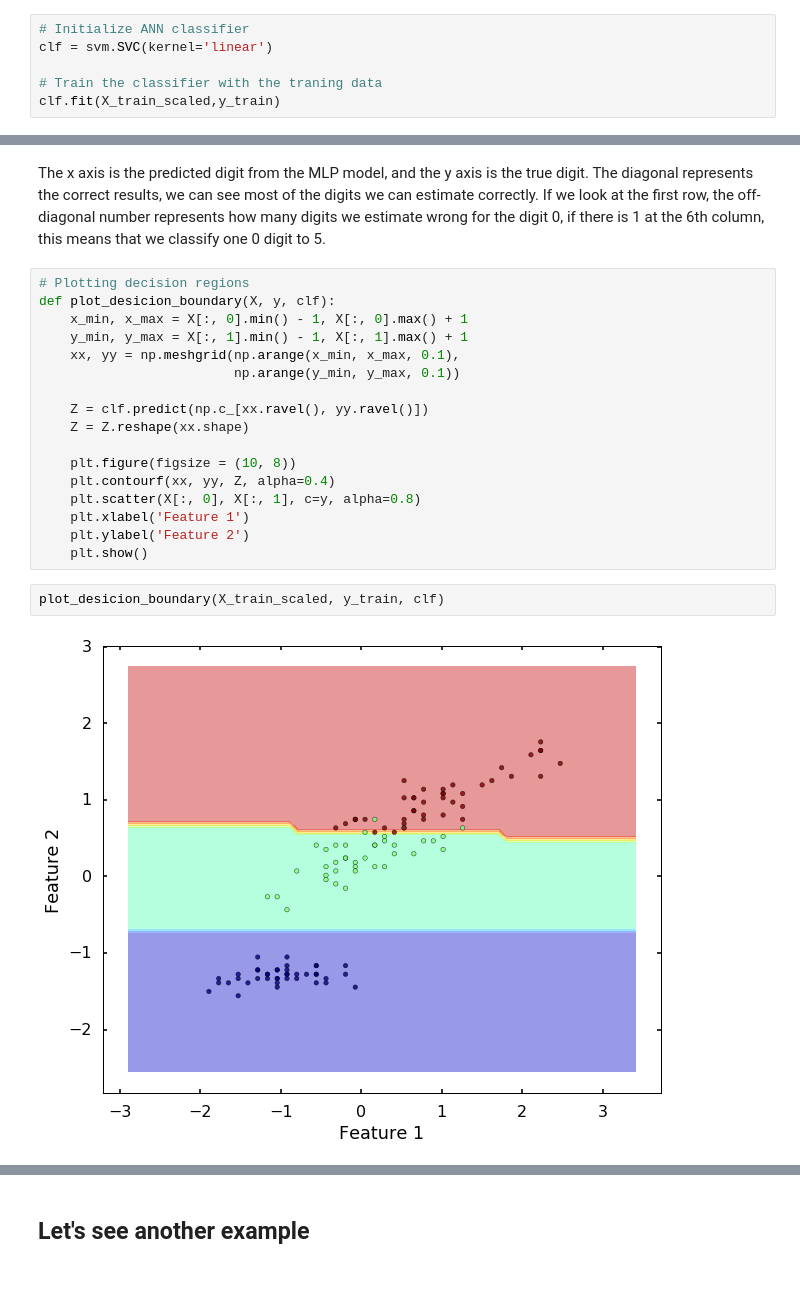
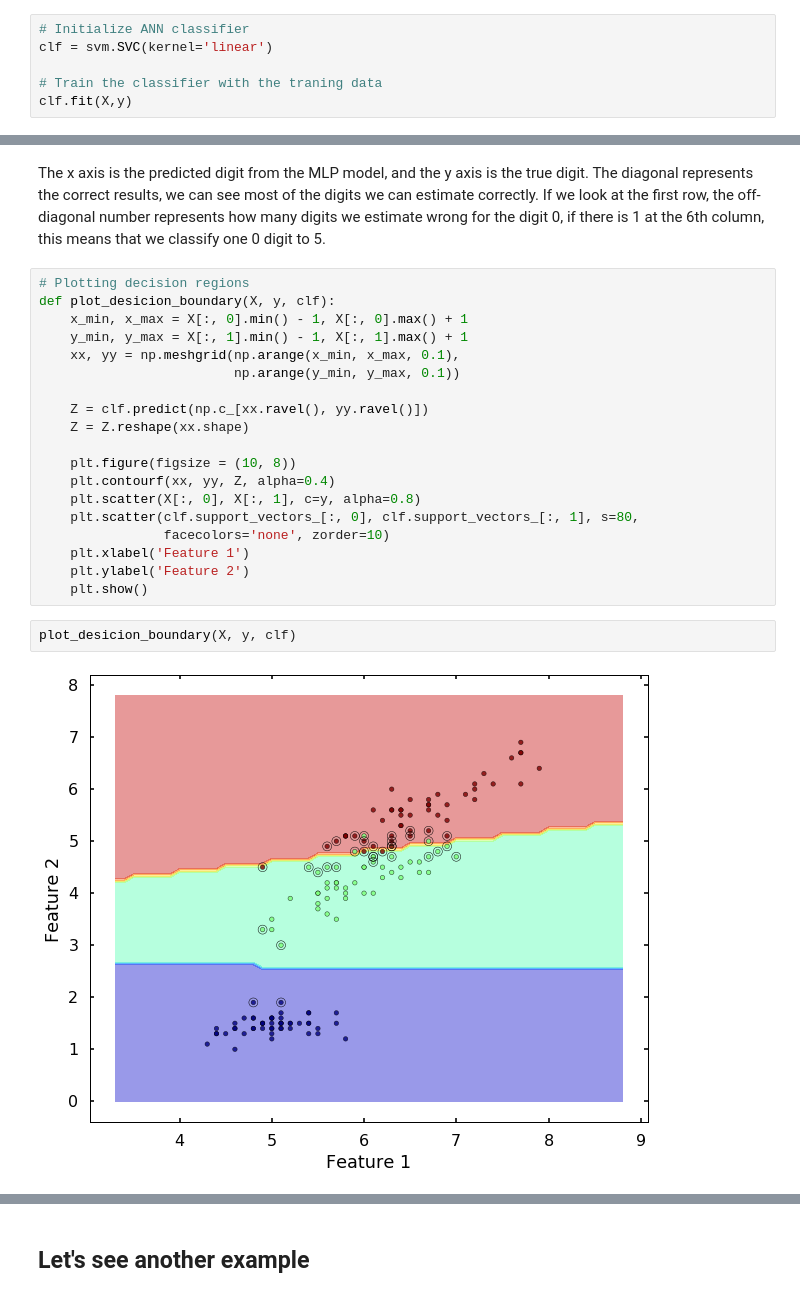
Before and after one commit to qingkaikong/blog, a Jupyter notebook: 45_support_vector_machine_part2_sklearn/SVM_example_classification.ipynb, the cells around one changed output, grey strips where cells are left out. Cells and saved outputs as stored; diff of their text form.

```diff
--- a/45_support_vector_machine_part2_sklearn/SVM_example_classification.ipynb
+++ b/45_support_vector_machine_part2_sklearn/SVM_example_classification.ipynb
@@ -63,7 +51,7 @@ X_test_scaled = scaler.transform(X_test)
 clf = svm.SVC(kernel='linear')
 
 # Train the classifier with the traning data
-clf.fit(X_train_scaled,y_train)
+clf.fit(X,y)
 # %% [output]
 SVC(C=1.0, cache_size=200, class_weight=None, coef0=0.0,
   decision_function_shape=None, degree=3, gamma='auto', kernel='linear',
@@ -129,10 +129,12 @@ def plot_desicion_boundary(X, y, clf):
     plt.figure(figsize = (10, 8))
     plt.contourf(xx, yy, Z, alpha=0.4)
     plt.scatter(X[:, 0], X[:, 1], c=y, alpha=0.8)
+    plt.scatter(clf.support_vectors_[:, 0], clf.support_vectors_[:, 1], s=80,
+                facecolors='none', zorder=10)
     plt.xlabel('Feature 1')
     plt.ylabel('Feature 2')
     plt.show()
 # %%
-plot_desicion_boundary(X_train_scaled, y_train, clf)
+plot_desicion_boundary(X, y, clf)
 # %% [output]
-[figure, old version]
+[figure, new version]
```
Also changed, not shown: parts of 15 cells of this notebook.
